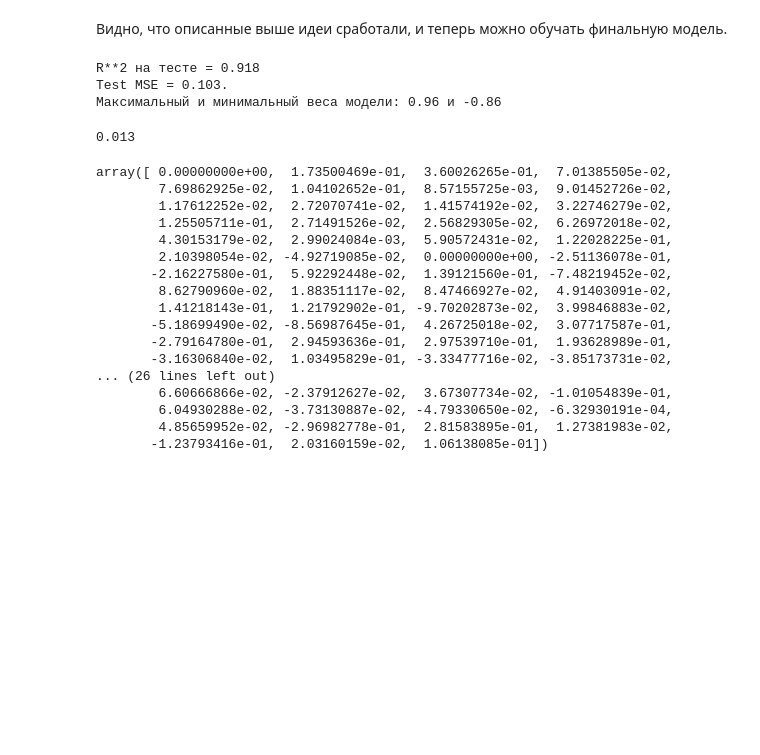
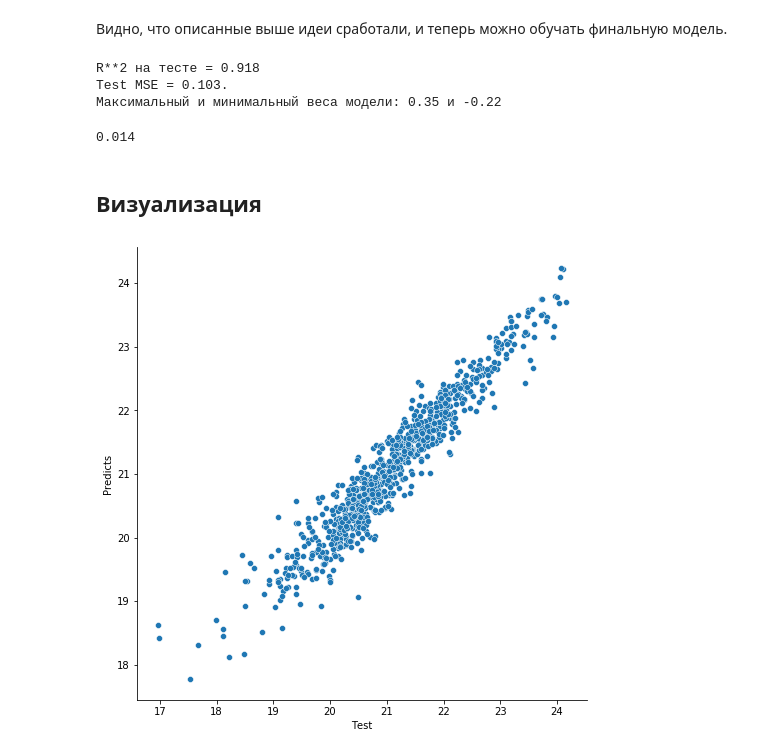
Before and after one commit to Antosha1/HousingPricePredictor, a Jupyter notebook: homeworks/hw2/Model Training.ipynb, the cells around one changed output. Drawn from its saved outputs; the diff is of its cells as text; code cells hidden in the pictures; blank space fills up the shorter version.

```diff
--- a/homeworks/hw2/Model Training.ipynb
+++ b/homeworks/hw2/Model Training.ipynb
@@ -142,7 +145,7 @@ Test MSE = 0.217.
 # %% [markdown]
 Видно, что описанные выше идеи сработали, и теперь можно обучать финальную модель.
 # %%
-model = Ridge().fit(X_train, y_train)
+model = Ridge(alpha=31.1).fit(X_train, y_train)
 # %%
 preds = model.predict(X_test)
 
@@ -153,7 +156,7 @@ print('Максимальный и минимальный веса модели:
 # %% [output]
 R**2 на тесте = 0.918
 Test MSE = 0.103.
-Максимальный и минимальный веса модели: 0.96 и -0.86
+Максимальный и минимальный веса модели: 0.35 и -0.22
 # %%
 a = inv_boxcox(preds, lmbda)
 b = inv_boxcox(y_test, lmbda)
@@ -163,24 +166,16 @@ b = np.log(b)
 
 round(sum((a - b)**2) / len(a), 3)
 # %% [output]
-0.013
+0.014
-# %%
-model.coef_
-# %% [output]
-array([ 0.00000000e+00,  1.73500469e-01,  3.60026265e-01,  7.01385505e-02,
-        7.69862925e-02,  1.04102652e-01,  8.57155725e-03,  9.01452726e-02,
-        1.17612252e-02,  2.72070741e-02,  1.41574192e-02,  3.22746279e-02,
-        1.25505711e-01,  2.71491526e-02,  2.56829305e-02,  6.26972018e-02,
-        4.30153179e-02,  2.99024084e-03,  5.90572431e-02,  1.22028225e-01,
-        2.10398054e-02, -4.92719085e-02,  0.00000000e+00, -2.51136078e-01,
-       -2.16227580e-01,  5.92292448e-02,  1.39121560e-01, -7.48219452e-02,
-        8.62790960e-02,  1.88351117e-02,  8.47466927e-02,  4.91403091e-02,
-        1.41218143e-01,  1.21792902e-01, -9.70202873e-02,  3.99846883e-02,
-       -5.18699490e-02, -8.56987645e-01,  4.26725018e-02,  3.07717587e-01,
-       -2.79164780e-01,  2.94593636e-01,  2.97539710e-01,  1.93628989e-01,
-       -3.16306840e-02,  1.03495829e-01, -3.33477716e-02, -3.85173731e-02,
-... (26 lines left out)
-        6.60666866e-02, -2.37912627e-02,  3.67307734e-02, -1.01054839e-01,
-        6.04930288e-02, -3.73130887e-02, -4.79330650e-02, -6.32930191e-04,
-        4.85659952e-02, -2.96982778e-01,  2.81583895e-01,  1.27381983e-02,
-       -1.23793416e-01,  2.03160159e-02,  1.06138085e-01])
+# %% [markdown]
+## Визуализация
+# %%
+predicted = pd.DataFrame(preds, columns=['Predicts'])
+test = pd.DataFrame(y_test, columns=['Test']).reset_index().iloc[:, 1:]
+
+frame = pd.concat([test, predicted], axis=1)
+frame['y'] = np.random.choice([1., 0.], size=len(frame))
+# %%
+sns.pairplot(data=frame, x_vars=['Test'], y_vars=['Predicts'], size=7);
+# %% [output]
+[figure, added]
```
Also changed, not shown: parts of 5 cells of this notebook, 4 other files.
